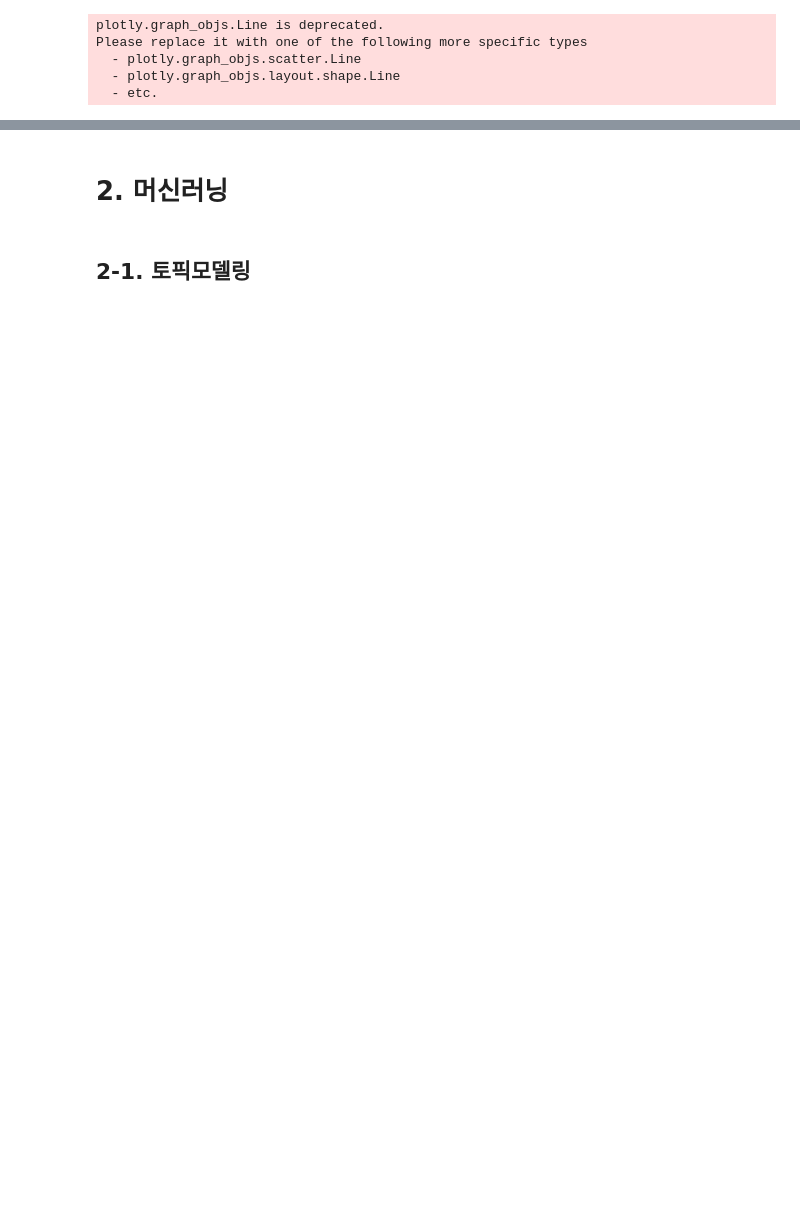
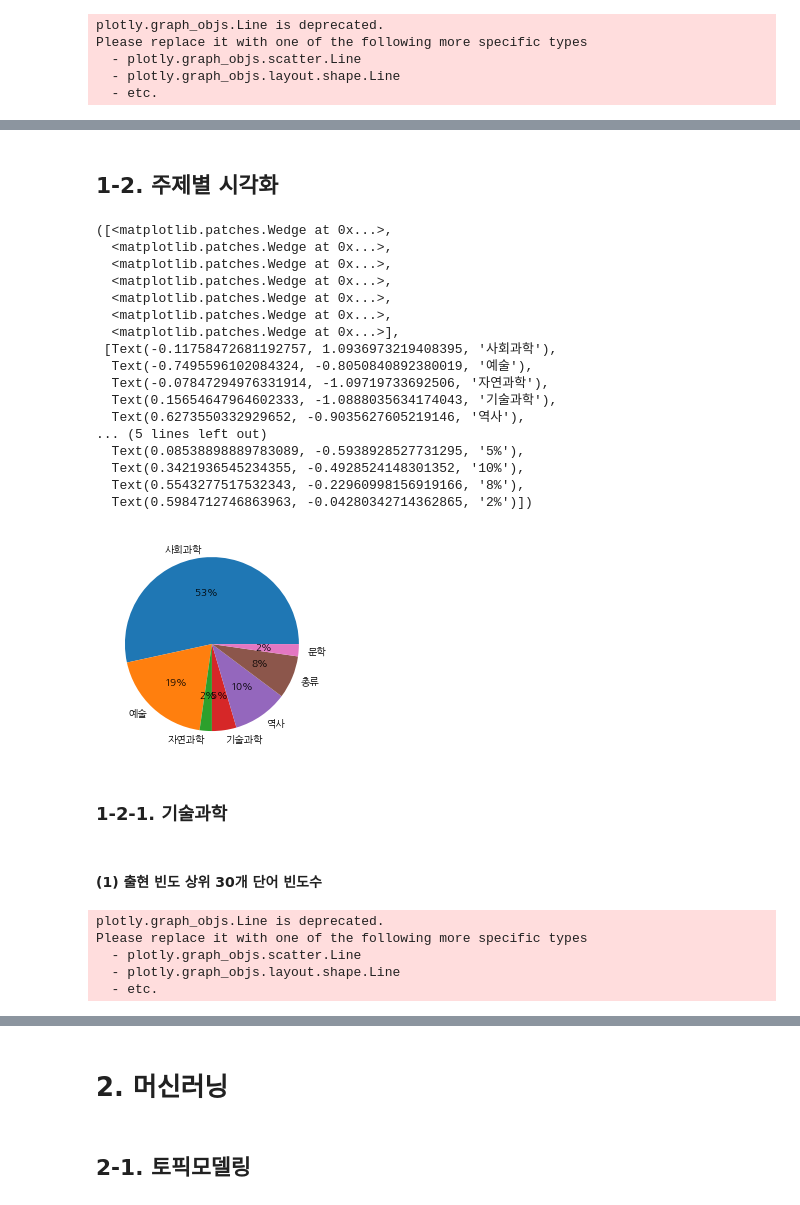
Before and after one commit to An-JIeun/portfolio, a Jupyter notebook: 텍스트마이닝_수업/텍마팀플.ipynb, the cells around one changed output, grey strips where cells are left out. Drawn from its saved outputs; the diff is of its cells as text; code cells hidden in the pictures; blank space fills up the shorter version.

```diff
--- a/텍스트마이닝_수업/텍마팀플.ipynb
+++ b/텍스트마이닝_수업/텍마팀플.ipynb
@@ -146,0 +152,25 @@ make_wc(all_cont_dict, '전체 출현 빈도 상위 300개 단어', 'Greens')
+# %% [markdown]
+## 1-2. 주제별 시각화
+# %%
+plt.pie(list(Counter(ori['대주제']).values()), labels = list(Counter(ori['대주제']).keys()), autopct = '%0.0f%%')
+# %% [output]
+([<matplotlib.patches.Wedge at 0x...>,
+  <matplotlib.patches.Wedge at 0x...>,
+  <matplotlib.patches.Wedge at 0x...>,
+  <matplotlib.patches.Wedge at 0x...>,
+  <matplotlib.patches.Wedge at 0x...>,
+  <matplotlib.patches.Wedge at 0x...>,
+  <matplotlib.patches.Wedge at 0x...>],
+ [Text(-0.11758472681192757, 1.0936973219408395, '사회과학'),
+  Text(-0.7495596102084324, -0.8050840892380019, '예술'),
+  Text(-0.07847294976331914, -1.09719733692506, '자연과학'),
+  Text(0.15654647964602333, -1.0888035634174043, '기술과학'),
+  Text(0.6273550332929652, -0.9035627605219146, '역사'),
+... (5 lines left out)
+  Text(0.08538898889783089, -0.5938928527731295, '5%'),
+  Text(0.3421936545234355, -0.4928524148301352, '10%'),
+  Text(0.5543277517532343, -0.22960998156919166, '8%'),
+  Text(0.5984712746863963, -0.04280342714362865, '2%')])
+[figure, added]
+# %% [markdown]
+### 1-2-1. 기술과학
@@ -146,0 +181,10 @@ make_wc(all_cont_dict, '전체 출현 빈도 상위 300개 단어', 'Greens')
+# %% [markdown]
+#### (1) 출현 빈도 상위 30개 단어 빈도수
+# %%
+vis_cnt(mechanic[:30], '기술과학 분야 출현빈도 상위 30개 단어')
+# %% [output]
+plotly.graph_objs.Line is deprecated.
+Please replace it with one of the following more specific types
+  - plotly.graph_objs.scatter.Line
+  - plotly.graph_objs.layout.shape.Line
+  - etc.
```
Also changed, not shown: parts of 46 cells of this notebook, 1 other file.
